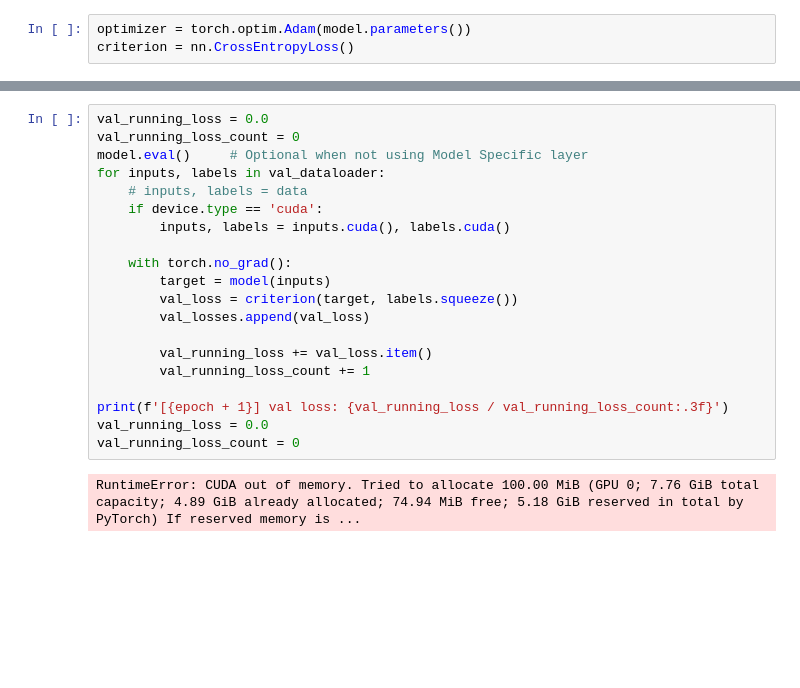
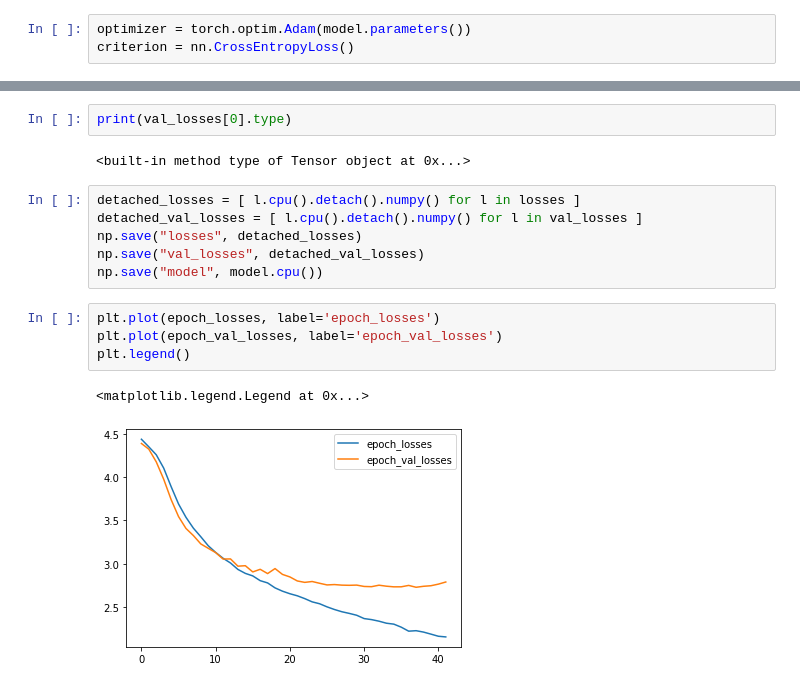
Before and after one commit to KilianFt/birdclef, a Jupyter notebook: birdclef-2022.ipynb, the cells around one changed output, grey strips where cells are left out. Saved outputs shown, nothing was run; the diff lists cells and outputs as text; blank space fills up the shorter version.

```diff
--- a/birdclef-2022.ipynb
+++ b/birdclef-2022.ipynb
@@ -342,23 +403,18 @@ Finished Training
-# %%
-val_running_loss = 0.0
-val_running_loss_count = 0
-model.eval()     # Optional when not using Model Specific layer
-for inputs, labels in val_dataloader:
-    # inputs, labels = data
-    if device.type == 'cuda':
-        inputs, labels = inputs.cuda(), labels.cuda()
-
-    with torch.no_grad():
-        target = model(inputs)
-        val_loss = criterion(target, labels.squeeze())
-        val_losses.append(val_loss)
-
-        val_running_loss += val_loss.item()
-        val_running_loss_count += 1
-
-print(f'[{epoch + 1}] val loss: {val_running_loss / val_running_loss_count:.3f}')
-val_running_loss = 0.0
-val_running_loss_count = 0
-# %% [output]
-RuntimeError: CUDA out of memory. Tried to allocate 100.00 MiB (GPU 0; 7.76 GiB total capacity; 4.89 GiB already allocated; 74.94 MiB free; 5.18 GiB reserved in total by PyTorch) If reserved memory is ...
+# %%
+print(val_losses[0].type)
+# %% [output]
+<built-in method type of Tensor object at 0x...>
+# %%
+detached_losses = [ l.cpu().detach().numpy() for l in losses ]
+detached_val_losses = [ l.cpu().detach().numpy() for l in val_losses ]
+np.save("losses", detached_losses)
+np.save("val_losses", detached_val_losses)
+np.save("model", model.cpu())
+# %%
+plt.plot(epoch_losses, label='epoch_losses')
+plt.plot(epoch_val_losses, label='epoch_val_losses')
+plt.legend()
+# %% [output]
+<matplotlib.legend.Legend at 0x...>
+[figure, added]
 # %%
```
Also changed, not shown: parts of 15 cells of this notebook, 12 other files.
